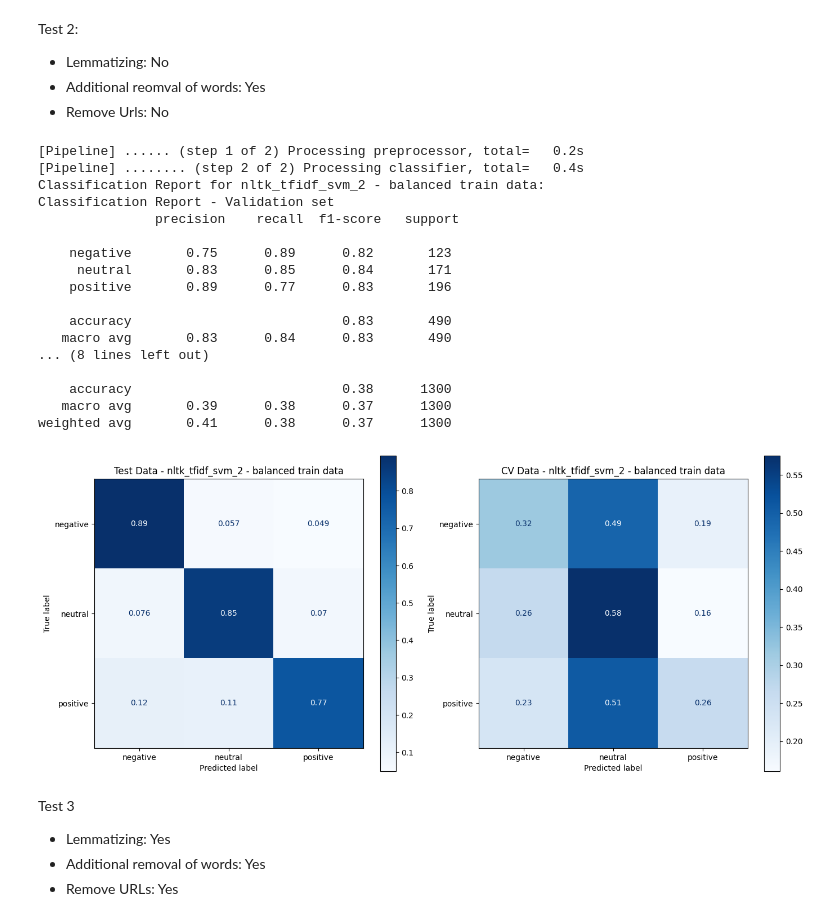
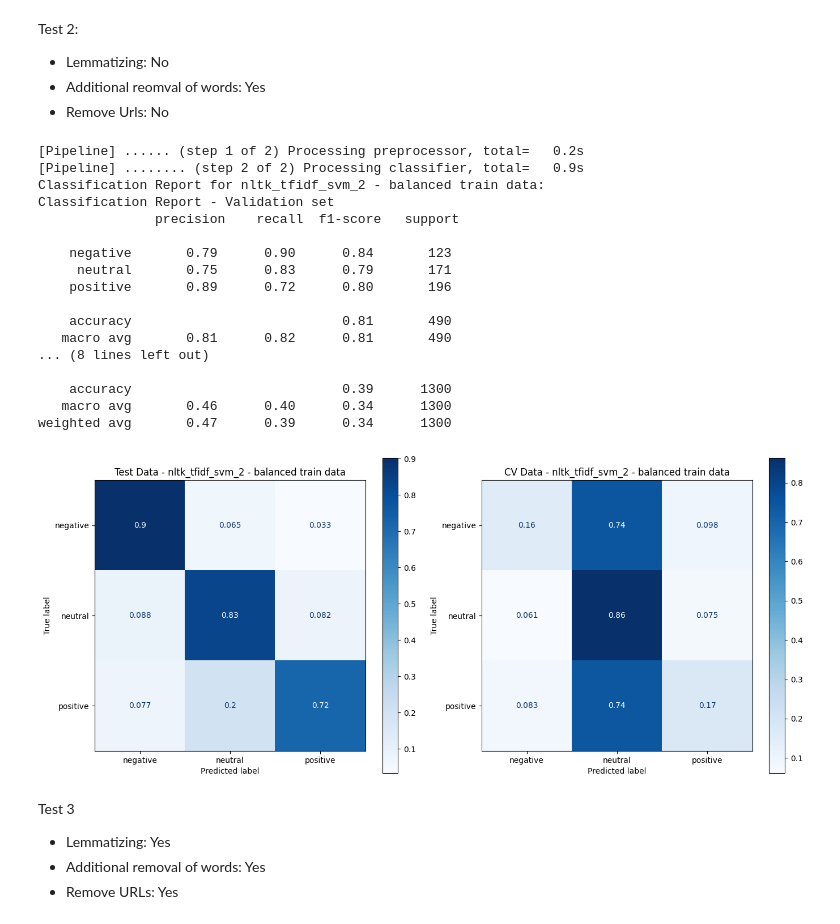
Before and after one commit to NiklasSeitherDHBW/NLP-CrowdFlow, a Jupyter notebook: src/nltk_tfidf_rdf.ipynb, the cells around one changed output. Drawn from its saved outputs; the diff is of its cells as text; code cells hidden in the pictures.

```diff
--- a/src/nltk_tfidf_rdf.ipynb
+++ b/src/nltk_tfidf_rdf.ipynb
@@ -65,7 +67,7 @@ Test 2:
 - Additional reomval of words: Yes
 - Remove Urls: No
 # %%
-nltk_rf_tfidf_model_2 = utils.CustomPipeline(
+nltk_tfidf_rf_2 = utils.CustomPipeline(
     df,
     config.FEATURES,
     config.TARGET,
@@ -79,7 +81,7 @@ nltk_rf_tfidf_model_2 = utils.CustomPipeline(
                 ('tfidf', TfidfVectorizer())
             ]), feature) for feature in config.FEATURES]
         )),
-        ("classifier", SVC(random_state=config.RANDOM_STATE))
+        ("classifier", RandomForestClassifier(random_state=config.RANDOM_STATE))
     ],
     model_name="nltk_tfidf_svm_2"
 )
@@ -89,25 +91,25 @@ nltk_rf_tfidf_model_2 = utils.CustomPipeline(
 # %%
-nltk_rf_tfidf_model_2.fit(True)
-nltk_rf_tfidf_model_2.evaluate(True)
+nltk_tfidf_rf_2.fit(True)
+nltk_tfidf_rf_2.evaluate(True)
 # %% [output]
 [Pipeline] ...... (step 1 of 2) Processing preprocessor, total=   0.2s
-[Pipeline] ........ (step 2 of 2) Processing classifier, total=   0.4s
+[Pipeline] ........ (step 2 of 2) Processing classifier, total=   0.9s
 Classification Report for nltk_tfidf_svm_2 - balanced train data:
 Classification Report - Validation set
                precision    recall  f1-score   support
 
-    negative       0.75      0.89      0.82       123
-     neutral       0.83      0.85      0.84       171
-    positive       0.89      0.77      0.83       196
+    negative       0.79      0.90      0.84       123
+     neutral       0.75      0.83      0.79       171
+    positive       0.89      0.72      0.80       196
 
-    accuracy                           0.83       490
-   macro avg       0.83      0.84      0.83       490
+    accuracy                           0.81       490
+   macro avg       0.81      0.82      0.81       490
 ... (8 lines left out)
 
-    accuracy                           0.38      1300
-   macro avg       0.39      0.38      0.37      1300
-weighted avg       0.41      0.38      0.37      1300
+    accuracy                           0.39      1300
+   macro avg       0.46      0.40      0.34      1300
+weighted avg       0.47      0.39      0.34      1300
-[figure, old version]
+[figure, new version]
 # %% [markdown]
 Test 3
 - Lemmatizing: Yes
```
Also changed, not shown: parts of 19 cells of this notebook, 2 other files.
